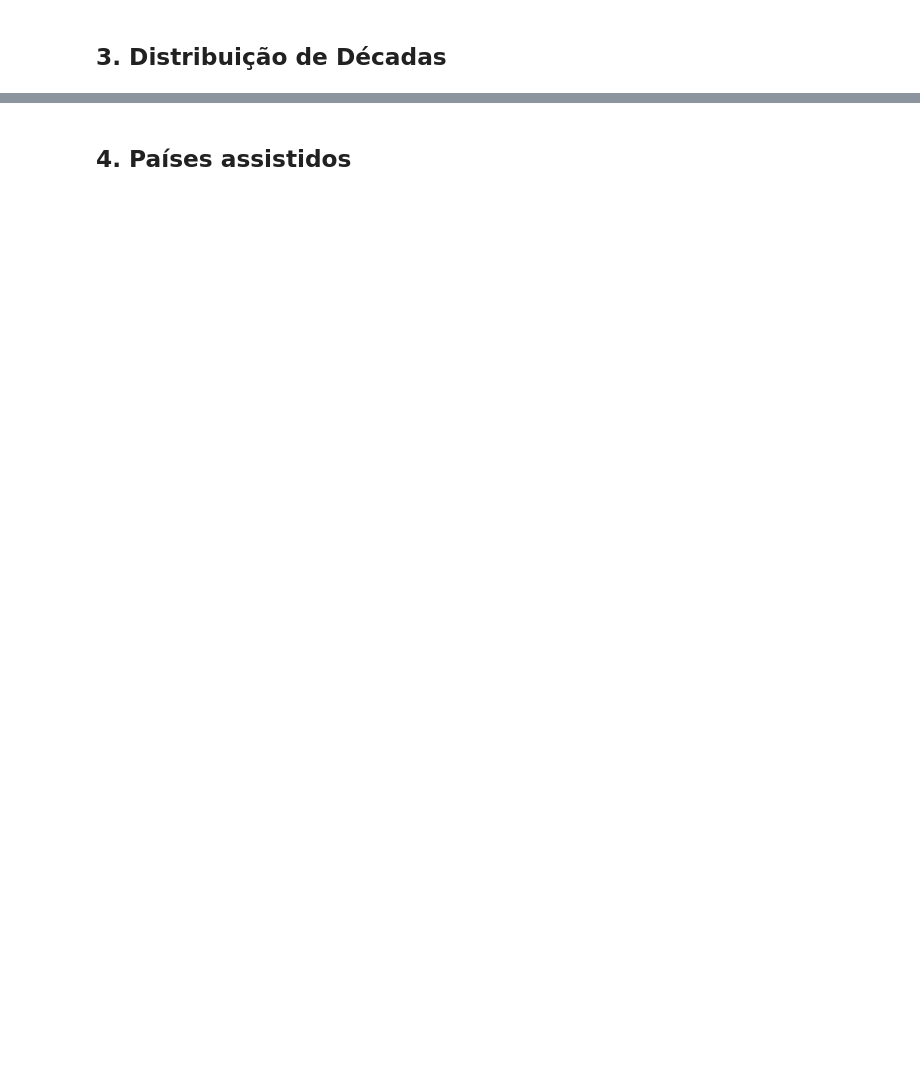
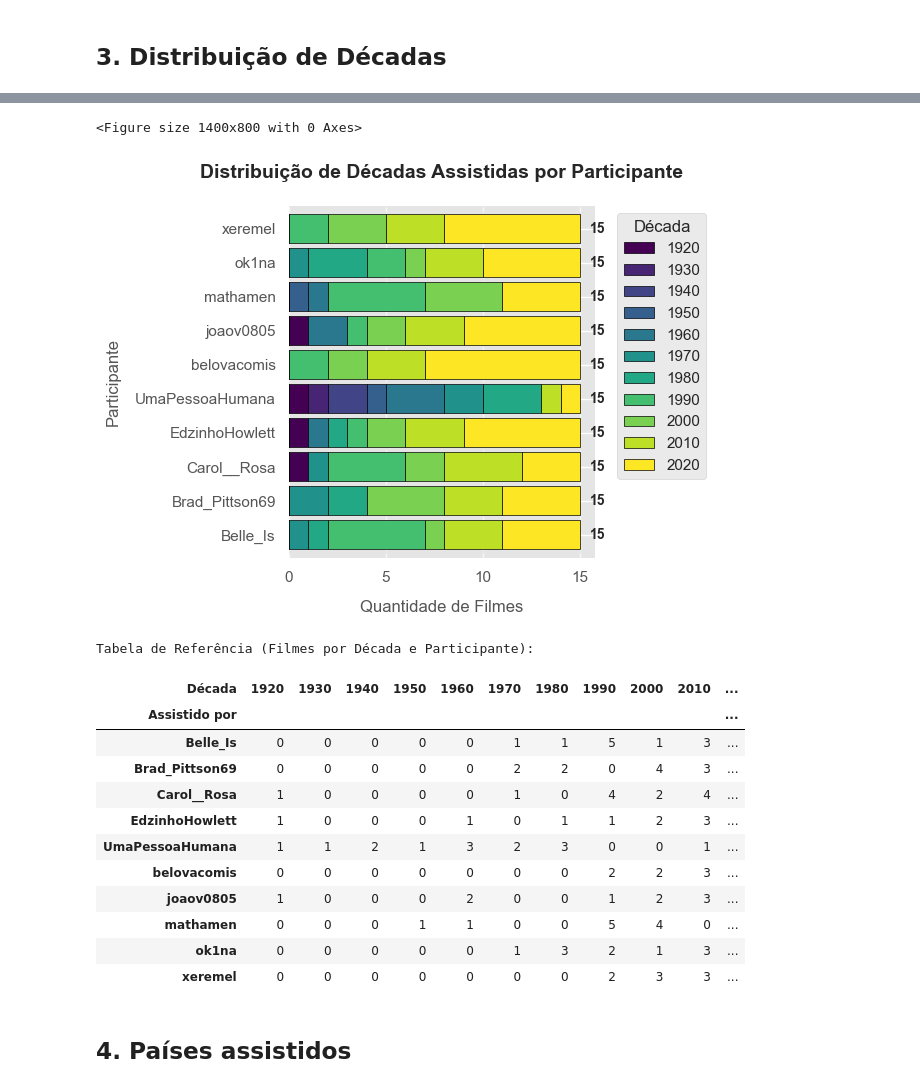
Before and after one commit to Gallicchio-Tavares/Analise-estatistica-participantes, a Jupyter notebook: 2025/analise_final.ipynb, the cells around one changed output, grey strips where cells are left out. Saved outputs shown, nothing was run; the diff lists cells and outputs as text; code cells hidden in the pictures; blank space fills up the shorter version.

```diff
--- a/2025/analise_final.ipynb
+++ b/2025/analise_final.ipynb
@@ -195,3 +401,62 @@ Passing `palette` without assigning `hue` is deprecated and will be removed in v
+# %%
+# Filtrar participantes que não serão incluídos
+participantes_excluidos = ['aNobree', 'Tunim73']
+df_filtrado = df[~df['Assistido por'].isin(participantes_excluidos)].copy()  # Note o .copy()
+
+# Criar coluna de década usando .loc
+df_filtrado.loc[:, 'Década'] = (df_filtrado['Ano'] // 10) * 10
+
+# Agrupar por participante e década
+decadas_por_participante = df_filtrado.groupby(['Assistido por', 'Década']).size().unstack(fill_value=0)
+
+# Configurar o gráfico
+plt.figure(figsize=(14, 8))
+
+# Gráfico de barras empilhadas
+decadas_por_participante.plot(
+    kind='barh',
+    stacked=True,
+    colormap='viridis',
+    edgecolor='black',
+    linewidth=0.5,
+    width=0.85
+)
+
+# Ajustes estéticos
+plt.title('Distribuição de Décadas Assistidas por Participante', pad=20, fontsize=14, fontweight='bold')
+plt.xlabel('Quantidade de Filmes', labelpad=10)
+plt.ylabel('Participante', labelpad=10)
+plt.legend(title='Década', bbox_to_anchor=(1.05, 1), loc='upper left')
+
+# Adicionar valores nas barras (versão simplificada)
+for i, (idx, row) in enumerate(decadas_por_participante.iterrows()):
+    total = row.sum()
+    plt.text(total + 0.5, i, f'{total}', va='center', fontweight='bold')
+
+plt.grid(axis='x', linestyle='--', alpha=0.7)
+sns.despine(left=True, bottom=True)
+plt.tight_layout()
+plt.show()
+
+# Versão em tabela para referência
+print("\nTabela de Referência (Filmes por Década e Participante):")
+display(decadas_por_participante.style.background_gradient(cmap='viridis', axis=1))
+# %% [output]
+<Figure size 1400x800 with 0 Axes>
+[figure, added]
+Tabela de Referência (Filmes por Década e Participante):
+| Década | 1920 | 1930 | 1940 | 1950 | 1960 | 1970 | 1980 | 1990 | 2000 | 2010 | ... |
+| Assistido por |  |  |  |  |  |  |  |  |  |  | ... |
+| Belle_Is | 0 | 0 | 0 | 0 | 0 | 1 | 1 | 5 | 1 | 3 | ... |
+| Brad_Pittson69 | 0 | 0 | 0 | 0 | 0 | 2 | 2 | 0 | 4 | 3 | ... |
+| Carol__Rosa | 1 | 0 | 0 | 0 | 0 | 1 | 0 | 4 | 2 | 4 | ... |
+| EdzinhoHowlett | 1 | 0 | 0 | 0 | 1 | 0 | 1 | 1 | 2 | 3 | ... |
+| UmaPessoaHumana | 1 | 1 | 2 | 1 | 3 | 2 | 3 | 0 | 0 | 1 | ... |
+| belovacomis | 0 | 0 | 0 | 0 | 0 | 0 | 0 | 2 | 2 | 3 | ... |
+| joaov0805 | 1 | 0 | 0 | 0 | 2 | 0 | 0 | 1 | 2 | 3 | ... |
+| mathamen | 0 | 0 | 0 | 1 | 1 | 0 | 0 | 5 | 4 | 0 | ... |
+| ok1na | 0 | 0 | 0 | 0 | 0 | 1 | 3 | 2 | 1 | 3 | ... |
+| xeremel | 0 | 0 | 0 | 0 | 0 | 0 | 0 | 2 | 3 | 3 | ... |
 # %% [markdown]
 ## 4. Países assistidos
 # %%
```
Also changed, not shown: parts of 11 cells of this notebook, 2 other files.
